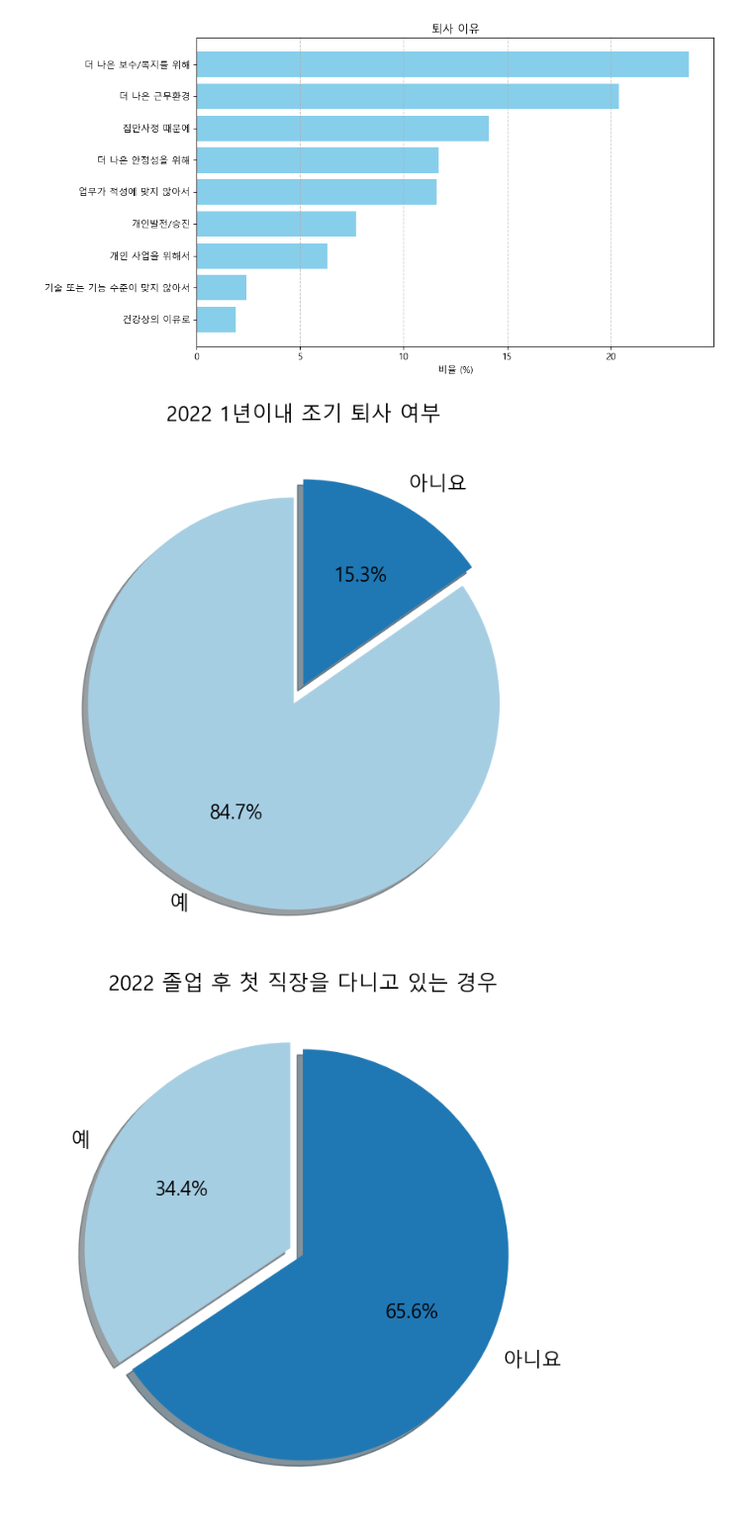
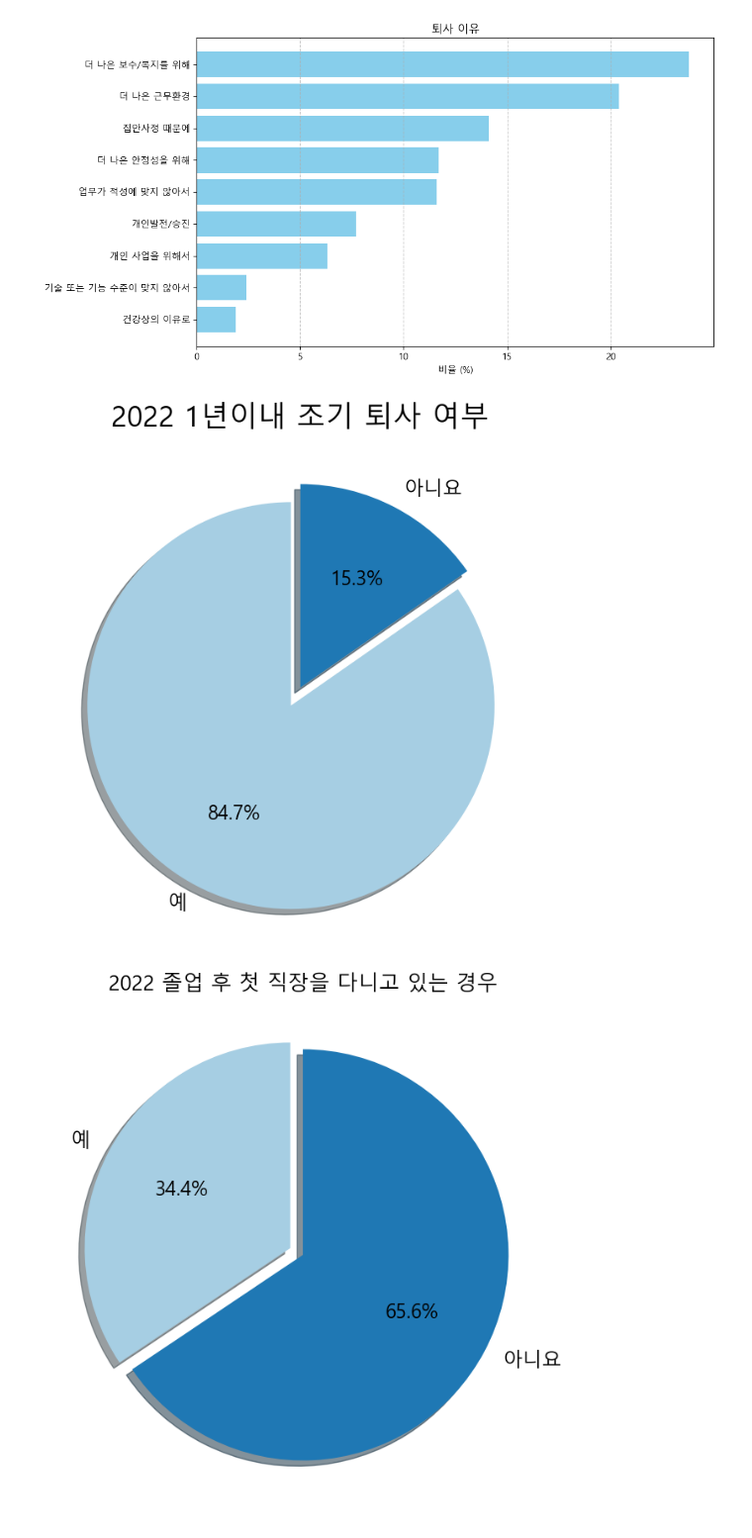
Before and after one commit to koi154/1LEE3KIM, a Jupyter notebook: 1이3김.ipynb, the cells around one changed output. Shown at 99% size. Drawn from its saved outputs; the diff is of its cells as text; code cells hidden in the pictures.

```diff
--- a/1이3김.ipynb
+++ b/1이3김.ipynb
@@ -107,31 +107,31 @@ plt.show()
 # %%
 import matplotlib.pyplot as plt
 from matplotlib import rc
 # 데이터
 categories = ["예","아니요"]
 values = [84.7,15.3]
 explode = (0.1,0)  # '둘 다 경험한 적이 없다' 항목만 강조
 
 # 스스로 그만두거나 해고당한 비율과 둘 다 경험한 적 없다 비율 합산
 combined_percentage = values[0] + values[1]
 
 # 파이 차트 생성
 plt.figure(figsize=(8, 8))
 plt.pie(
     values,
     labels=categories,
     autopct='%1.1f%%',  # 퍼센트 표시
     startangle=90,      # 시작 각도
     colors=plt.cm.Paired.colors,  # 색상 팔레트
     shadow=True,       # 그림자 설정
     explode=explode,    # explode 인자 추가
     textprops={'fontsize': 17}
 )
 
-plt.title('2022 1년이내 조기 퇴사 여부', fontsize=18)
+plt.title('2022 1년이내 조기 퇴사 여부', fontsize=25)
 plt.show()
 # %% [output]
-[figure, old version]
+[figure, new version]
 # %%
 # 데이터
 categories = ["예","아니요"]
```
Also changed, not shown: parts of 9 cells of this notebook.
